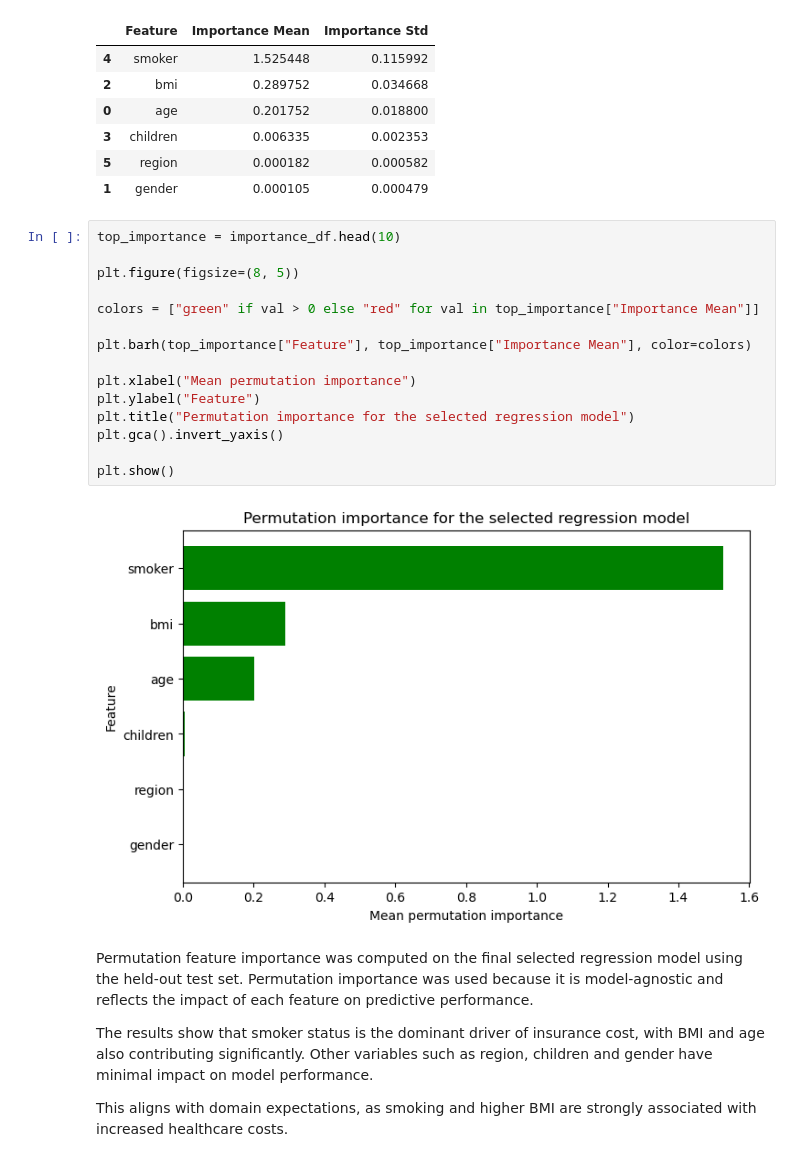
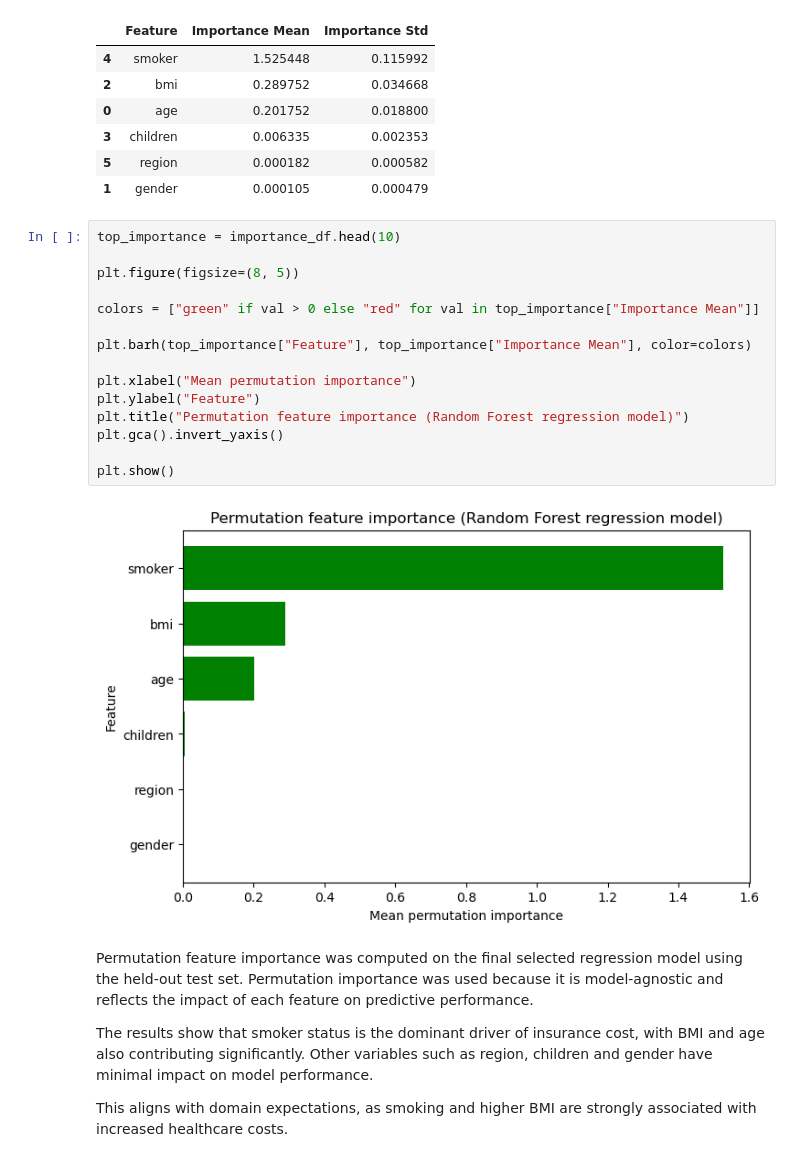
Before and after one commit to keithhamilton1/CS5062---DATA-ANALYTICS, a Jupyter notebook: etivity3_regression.ipynb, the cells around one changed output. Saved outputs shown, nothing was run; the diff lists cells and outputs as text.

Commit message:
Update etivity3_regression
Update etivity3_regression

```diff
--- a/etivity3_regression.ipynb
+++ b/etivity3_regression.ipynb
@@ -505,20 +501,20 @@ importance_df
 # %%
 top_importance = importance_df.head(10)
 
 plt.figure(figsize=(8, 5))
 
 colors = ["green" if val > 0 else "red" for val in top_importance["Importance Mean"]]
 
 plt.barh(top_importance["Feature"], top_importance["Importance Mean"], color=colors)
 
 plt.xlabel("Mean permutation importance")
 plt.ylabel("Feature")
-plt.title("Permutation importance for the selected regression model")
+plt.title("Permutation feature importance (Random Forest regression model)")
 plt.gca().invert_yaxis()
 
 plt.show()
 # %% [output]
-[figure, old version]
+[figure, new version]
 # %% [markdown]
 Permutation feature importance was computed on the final selected regression model using the held-out test set. Permutation importance was used because it is model-agnostic and reflects the impact of each feature on predictive performance.
 
```
Also changed, not shown: parts of 7 cells of this notebook.
